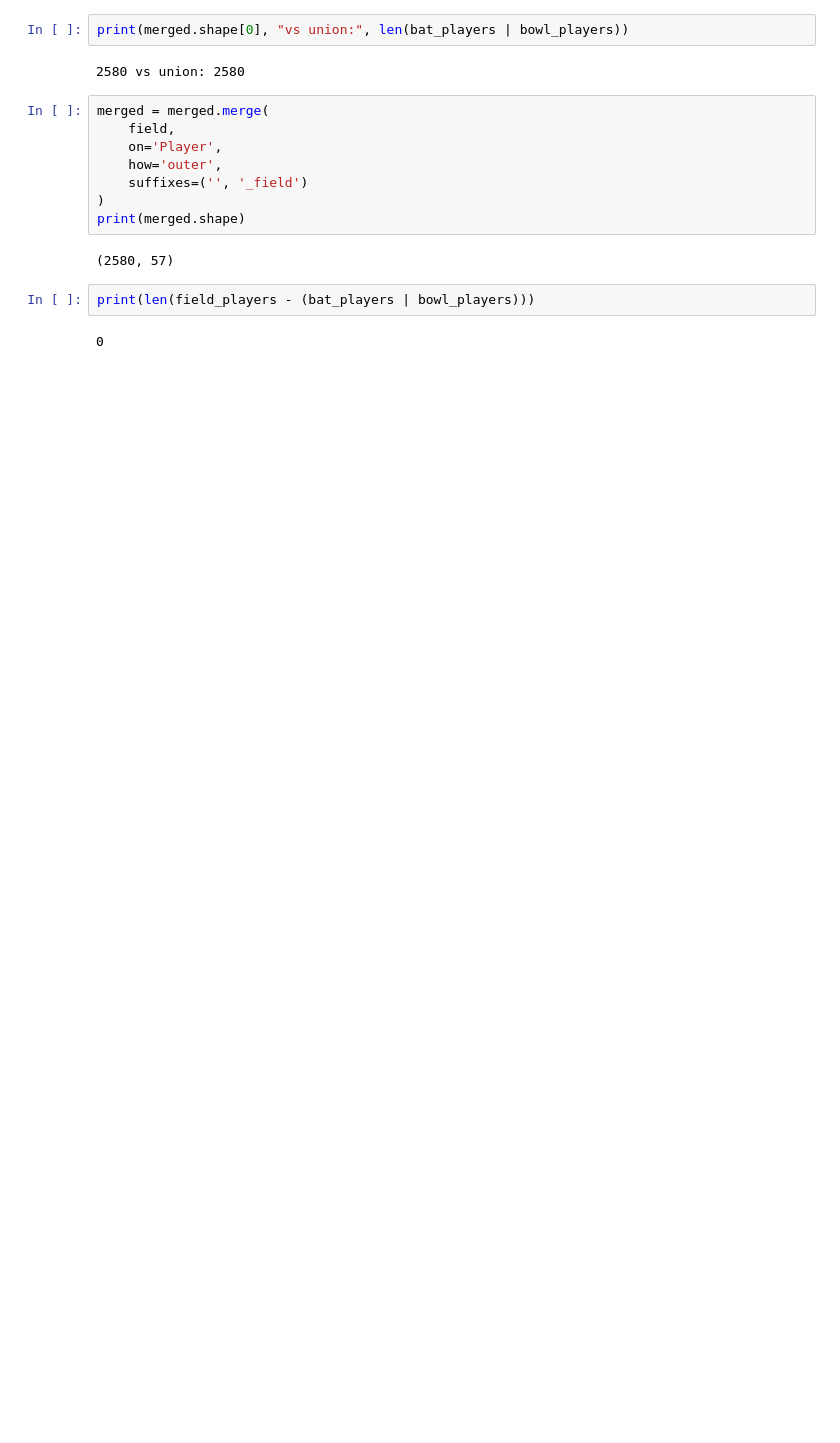
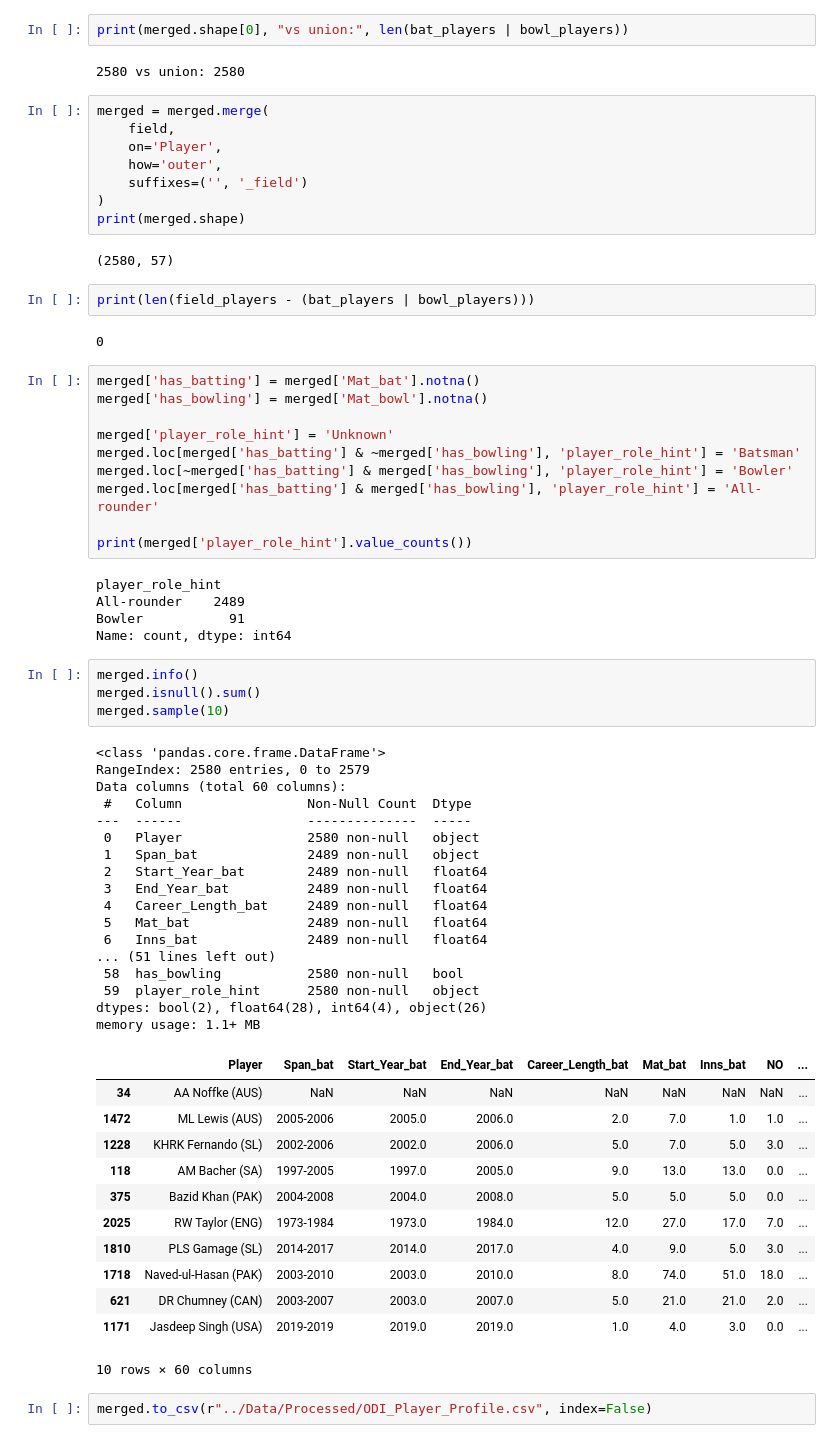
Before and after one commit to harsa4333/Cricket-Analytics-Dashboard, a Jupyter notebook: Python/mergeODIdata.ipynb, the cells around one changed output. Cells and saved outputs as stored; diff of their text form; blank space fills up the shorter version.

```diff
--- a/Python/mergeODIdata.ipynb
+++ b/Python/mergeODIdata.ipynb
@@ -182,3 +182,54 @@ print(merged.shape)
 print(len(field_players - (bat_players | bowl_players)))
 # %% [output]
 0
+# %%
+merged['has_batting'] = merged['Mat_bat'].notna()
+merged['has_bowling'] = merged['Mat_bowl'].notna()
+
+merged['player_role_hint'] = 'Unknown'
+merged.loc[merged['has_batting'] & ~merged['has_bowling'], 'player_role_hint'] = 'Batsman'
+merged.loc[~merged['has_batting'] & merged['has_bowling'], 'player_role_hint'] = 'Bowler'
+merged.loc[merged['has_batting'] & merged['has_bowling'], 'player_role_hint'] = 'All-rounder'
+
+print(merged['player_role_hint'].value_counts())
+# %% [output]
+player_role_hint
+All-rounder    2489
+Bowler           91
+Name: count, dtype: int64
+# %%
+merged.info()
+merged.isnull().sum()
+merged.sample(10)
+# %% [output]
+<class 'pandas.core.frame.DataFrame'>
+RangeIndex: 2580 entries, 0 to 2579
+Data columns (total 60 columns):
+ #   Column                Non-Null Count  Dtype
+---  ------                --------------  -----
+ 0   Player                2580 non-null   object
+ 1   Span_bat              2489 non-null   object
+ 2   Start_Year_bat        2489 non-null   float64
+ 3   End_Year_bat          2489 non-null   float64
+ 4   Career_Length_bat     2489 non-null   float64
+ 5   Mat_bat               2489 non-null   float64
+ 6   Inns_bat              2489 non-null   float64
+... (51 lines left out)
+ 58  has_bowling           2580 non-null   bool
+ 59  player_role_hint      2580 non-null   object
+dtypes: bool(2), float64(28), int64(4), object(26)
+memory usage: 1.1+ MB
+|  | Player | Span_bat | Start_Year_bat | End_Year_bat | Career_Length_bat | Mat_bat | Inns_bat | NO | ... |
+| 34 | AA Noffke (AUS) | NaN | NaN | NaN | NaN | NaN | NaN | NaN | ... |
+| 1472 | ML Lewis (AUS) | 2005-2006 | 2005.0 | 2006.0 | 2.0 | 7.0 | 1.0 | 1.0 | ... |
+| 1228 | KHRK Fernando (SL) | 2002-2006 | 2002.0 | 2006.0 | 5.0 | 7.0 | 5.0 | 3.0 | ... |
+| 118 | AM Bacher (SA) | 1997-2005 | 1997.0 | 2005.0 | 9.0 | 13.0 | 13.0 | 0.0 | ... |
+| 375 | Bazid Khan (PAK) | 2004-2008 | 2004.0 | 2008.0 | 5.0 | 5.0 | 5.0 | 0.0 | ... |
+| 2025 | RW Taylor (ENG) | 1973-1984 | 1973.0 | 1984.0 | 12.0 | 27.0 | 17.0 | 7.0 | ... |
+| 1810 | PLS Gamage (SL) | 2014-2017 | 2014.0 | 2017.0 | 4.0 | 9.0 | 5.0 | 3.0 | ... |
+| 1718 | Naved-ul-Hasan (PAK) | 2003-2010 | 2003.0 | 2010.0 | 8.0 | 74.0 | 51.0 | 18.0 | ... |
+| 621 | DR Chumney (CAN) | 2003-2007 | 2003.0 | 2007.0 | 5.0 | 21.0 | 21.0 | 2.0 | ... |
+| 1171 | Jasdeep Singh (USA) | 2019-2019 | 2019.0 | 2019.0 | 1.0 | 4.0 | 3.0 | 0.0 | ... |
+10 rows × 60 columns
+# %%
+merged.to_csv(r"../Data/Processed/ODI_Player_Profile.csv", index=False)
```
Also changed, not shown: 2 other files.
